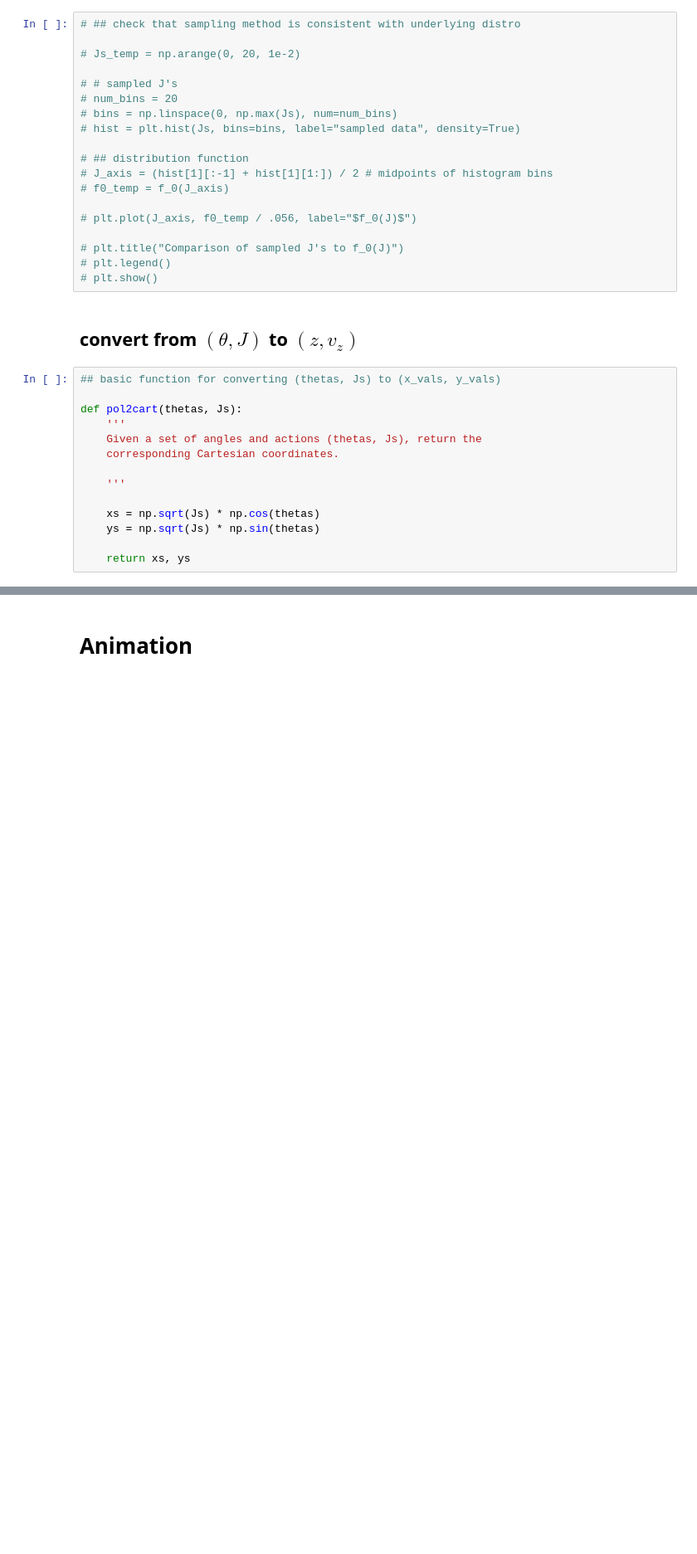
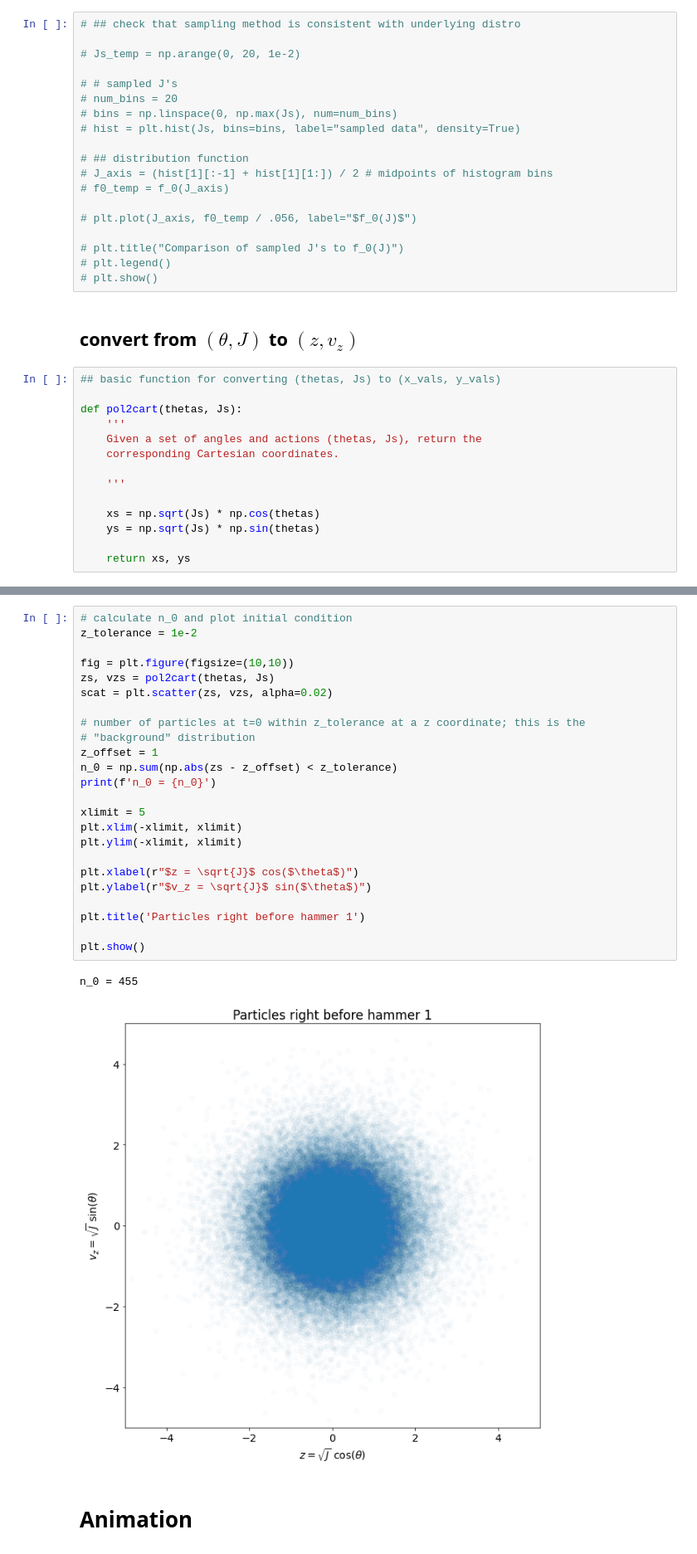
Before and after one commit to Jupiter1994/plasma-echo, a Jupyter notebook: Computing Particle Trajectories.ipynb, the cells around one changed output, grey strips where cells are left out. Shown at 83% size. Saved outputs shown, nothing was run; the diff lists cells and outputs as text; blank space fills up the shorter version.

```diff
--- a/Computing Particle Trajectories.ipynb
+++ b/Computing Particle Trajectories.ipynb
@@ -178,3 +191,30 @@ def pol2cart(thetas, Js):
+# %%
+# calculate n_0 and plot initial condition
+z_tolerance = 1e-2
+
+fig = plt.figure(figsize=(10,10))
+zs, vzs = pol2cart(thetas, Js)
+scat = plt.scatter(zs, vzs, alpha=0.02)
+
+# number of particles at t=0 within z_tolerance at a z coordinate; this is the
+# "background" distribution
+z_offset = 1
+n_0 = np.sum(np.abs(zs - z_offset) < z_tolerance)
+print(f'n_0 = {n_0}')
+
+xlimit = 5
+plt.xlim(-xlimit, xlimit)
+plt.ylim(-xlimit, xlimit)
+
+plt.xlabel(r"$z = \sqrt{J}$ cos($\theta$)")
+plt.ylabel(r"$v_z = \sqrt{J}$ sin($\theta$)")
+
+plt.title('Particles right before hammer 1')
+
+plt.show()
+# %% [output]
+n_0 = 455
+[figure, added]
 # %% [markdown]
 # Animation
 # %%
```
Also changed, not shown: parts of 6 cells of this notebook, 6 other files.
